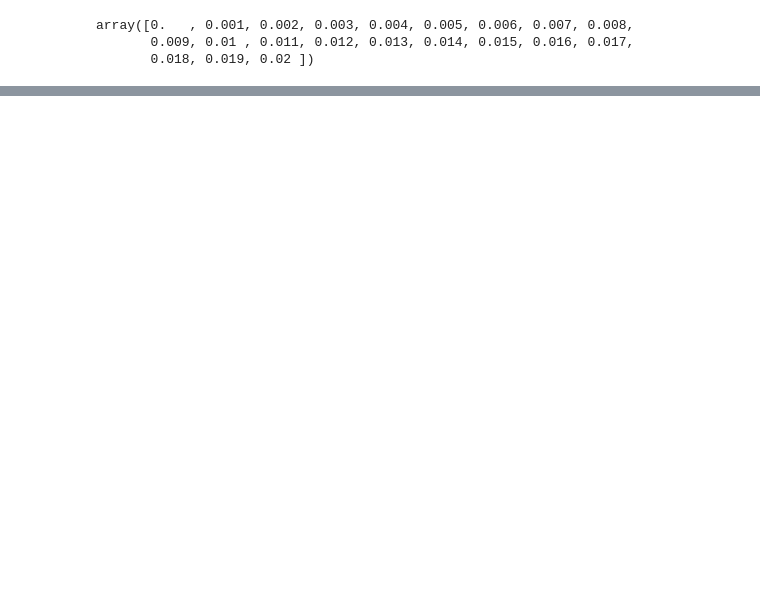
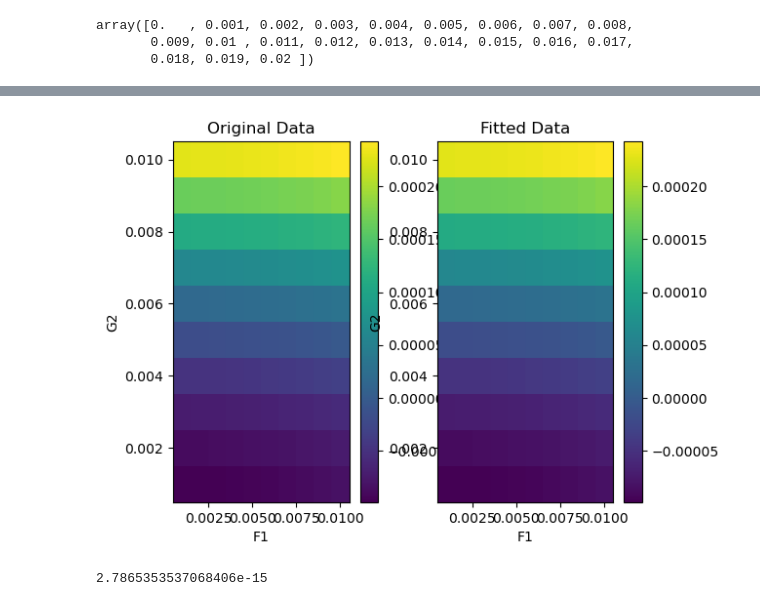
Before and after one commit to mr-superonion/FPFS, a Jupyter notebook: docs/examples/notebooks/12_flexion_bias_fix_F1G2.ipynb, the cells around one changed output, grey strips where cells are left out. Drawn from its saved outputs; the diff is of its cells as text; code cells hidden in the pictures; blank space fills up the shorter version.

```diff
--- a/docs/examples/notebooks/12_flexion_bias_fix_F1G2.ipynb
+++ b/docs/examples/notebooks/12_flexion_bias_fix_F1G2.ipynb
@@ -64,0 +169,27 @@ plt.show()
+# %%
+popt, _ = curve_fit(func_G2_G22_F1_F11, F1G2, Bias)
+
+a,b,c,d,e,f = popt
+Bias_fit = a * g2 + b*g2**2 + c*f1 + d*f1*f1 + e*g2*f1 + f
+
+vmin = min(bias.min(), Bias_fit.min())
+vmax = max(bias.max(), Bias_fit.max())
+plt.figure()
+plt.subplot(1, 2, 1)
+plt.title("Original Data")
+plt.pcolormesh(f1, g2, bias, shading='auto', vmin=vmin,vmax=vmax)
+plt.xlabel("F1")
+plt.ylabel("G2")
+plt.colorbar()
+
+plt.subplot(1, 2, 2)
+plt.title("Fitted Data")
+plt.pcolormesh(f1, g2, Bias_fit, shading='auto', vmin=vmin,vmax=vmax)
+plt.xlabel("F1")
+plt.ylabel("G2")
+plt.colorbar()
+
+
+plt.show()
+print(np.sum((Bias_fit-bias)**2))
+# %% [output]
@@ -64,0 +197,2 @@ plt.show()
+[figure, added]
+2.7865353537068406e-15
```
Also changed, not shown: parts of 13 cells of this notebook.
